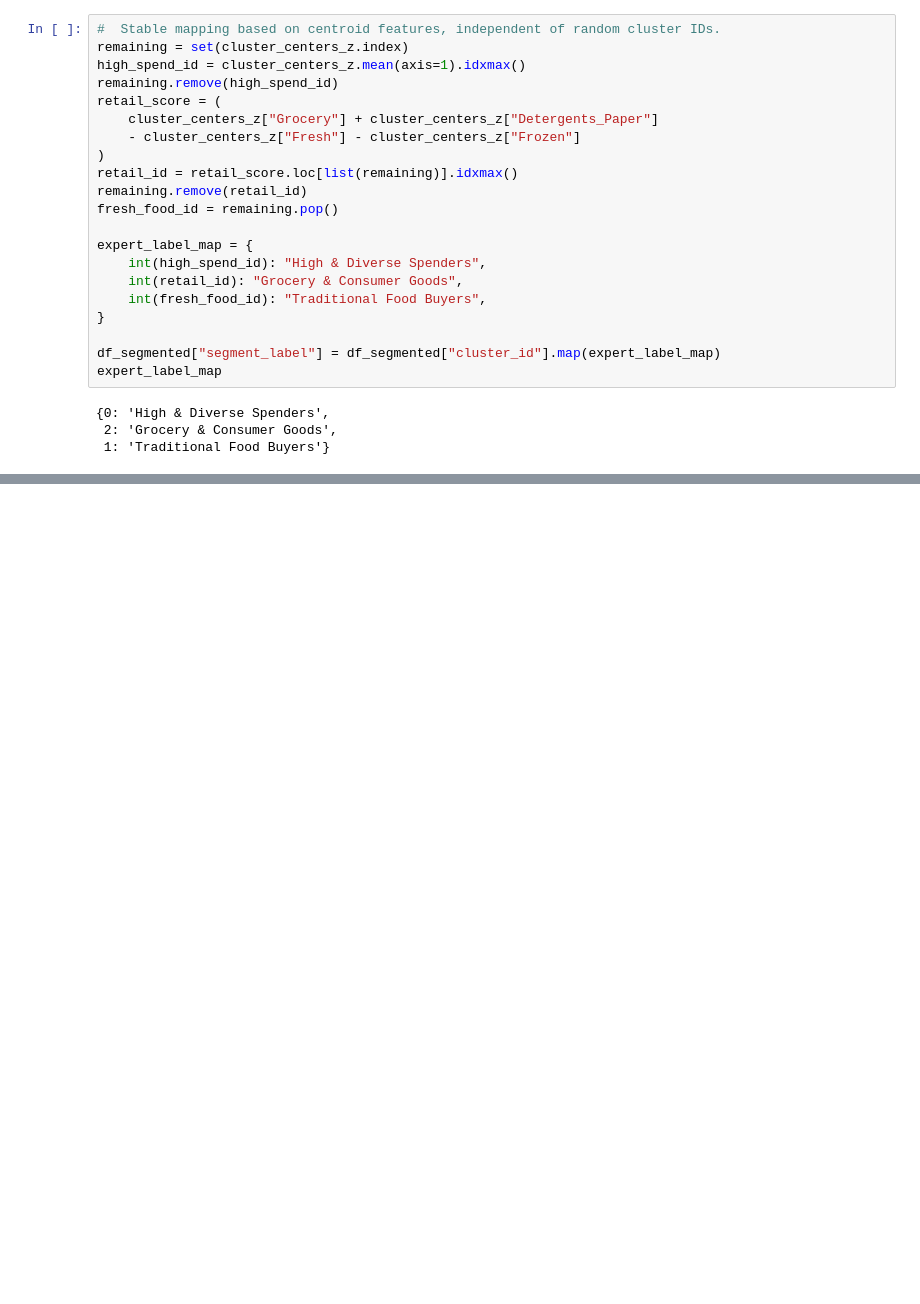
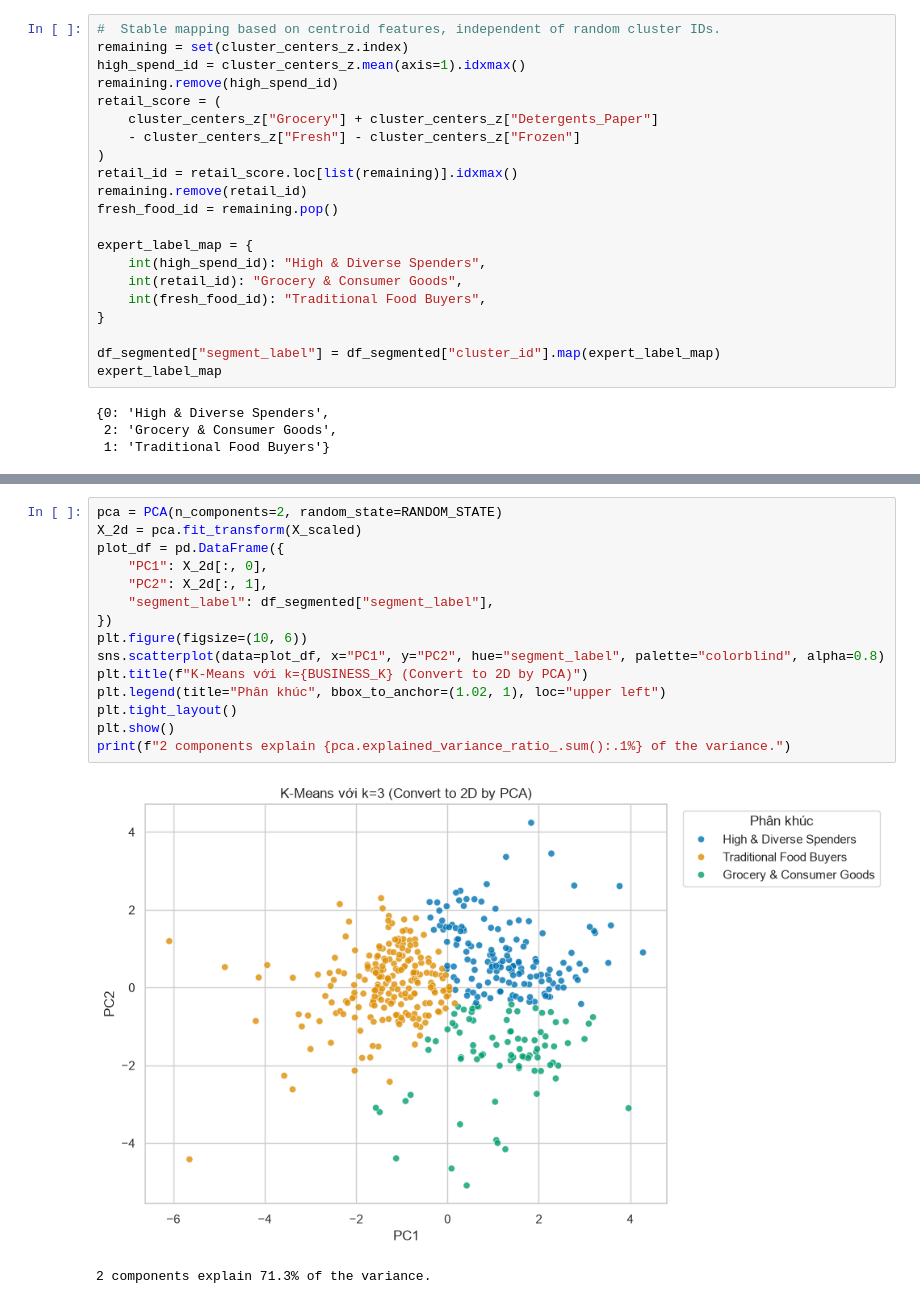
Before and after one commit to tandoan81194-dev/MachineLearning, a Jupyter notebook: K-means/Wholesale Customers - KMeans.ipynb, the cells around one changed output, grey strips where cells are left out. Saved outputs shown, nothing was run; the diff lists cells and outputs as text; blank space fills up the shorter version.

```diff
--- a/K-means/Wholesale Customers - KMeans.ipynb
+++ b/K-means/Wholesale Customers - KMeans.ipynb
@@ -209,0 +230,18 @@ expert_label_map
+# %%
+pca = PCA(n_components=2, random_state=RANDOM_STATE)
+X_2d = pca.fit_transform(X_scaled)
+plot_df = pd.DataFrame({
+    "PC1": X_2d[:, 0],
+    "PC2": X_2d[:, 1],
+    "segment_label": df_segmented["segment_label"],
+})
+plt.figure(figsize=(10, 6))
+sns.scatterplot(data=plot_df, x="PC1", y="PC2", hue="segment_label", palette="colorblind", alpha=0.8)
+plt.title(f"K-Means với k={BUSINESS_K} (Convert to 2D by PCA)")
+plt.legend(title="Phân khúc", bbox_to_anchor=(1.02, 1), loc="upper left")
+plt.tight_layout()
+plt.show()
+print(f"2 components explain {pca.explained_variance_ratio_.sum():.1%} of the variance.")
+# %% [output]
+[figure, added]
+2 components explain 71.3% of the variance.
```
Also changed, not shown: parts of 6 cells of this notebook, 1 other file.
